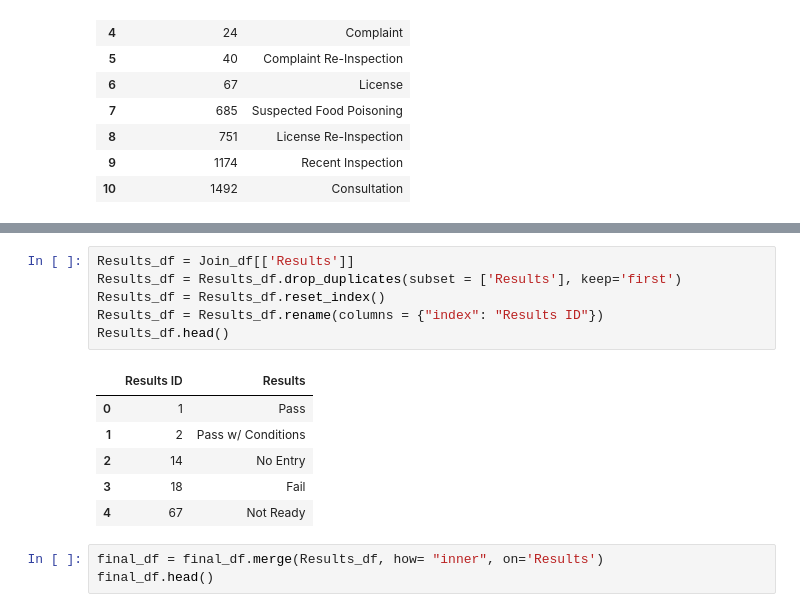
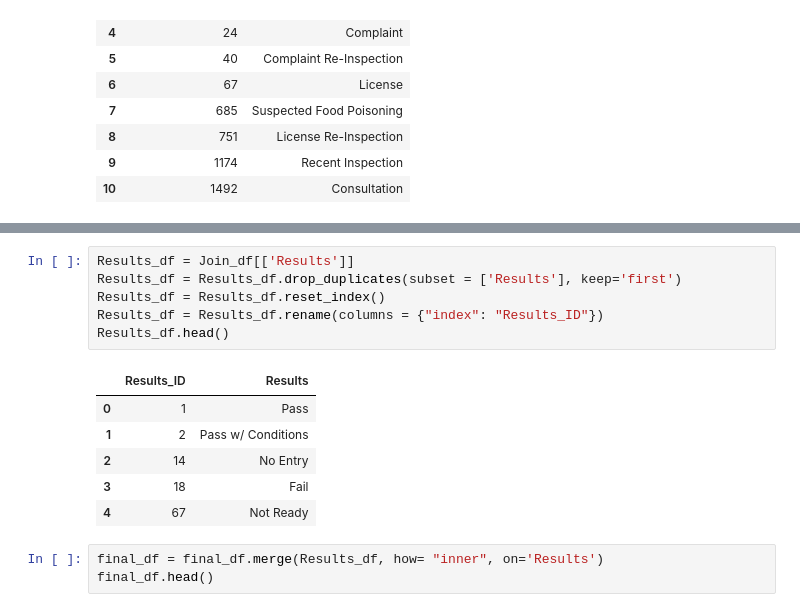
Before and after one commit to michellesimek/ETL_Project, a Jupyter notebook: project_EM.ipynb, the cells around one changed output, grey strips where cells are left out. Saved outputs shown, nothing was run; the diff lists cells and outputs as text.

```diff
--- a/project_EM.ipynb
+++ b/project_EM.ipynb
@@ -207,11 +210,11 @@ final_df.head()
 # %%
 Results_df = Join_df[['Results']]
 Results_df = Results_df.drop_duplicates(subset = ['Results'], keep='first')
 Results_df = Results_df.reset_index()
-Results_df = Results_df.rename(columns = {"index": "Results ID"})
+Results_df = Results_df.rename(columns = {"index": "Results_ID"})
 Results_df.head()
 # %% [output]
-|  | Results ID | Results |
+|  | Results_ID | Results |
 | 0 | 1 | Pass |
 | 1 | 2 | Pass w/ Conditions |
 | 2 | 14 | No Entry |
```
Also changed, not shown: parts of 10 cells of this notebook.
